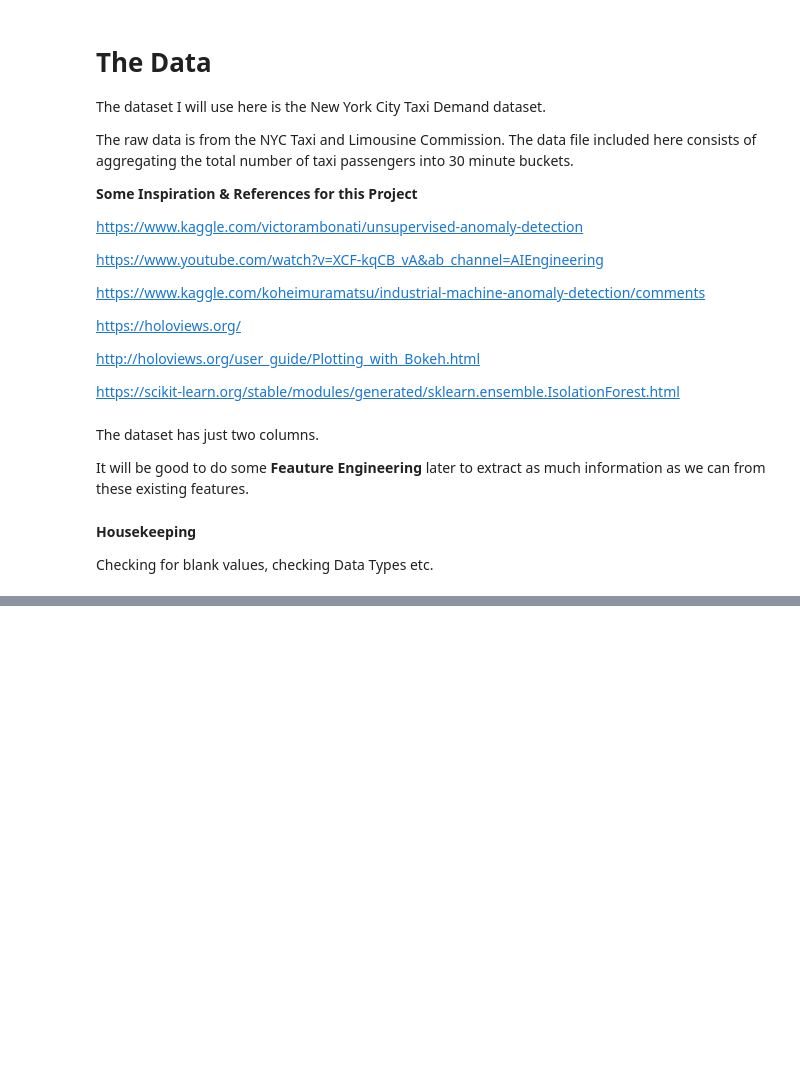
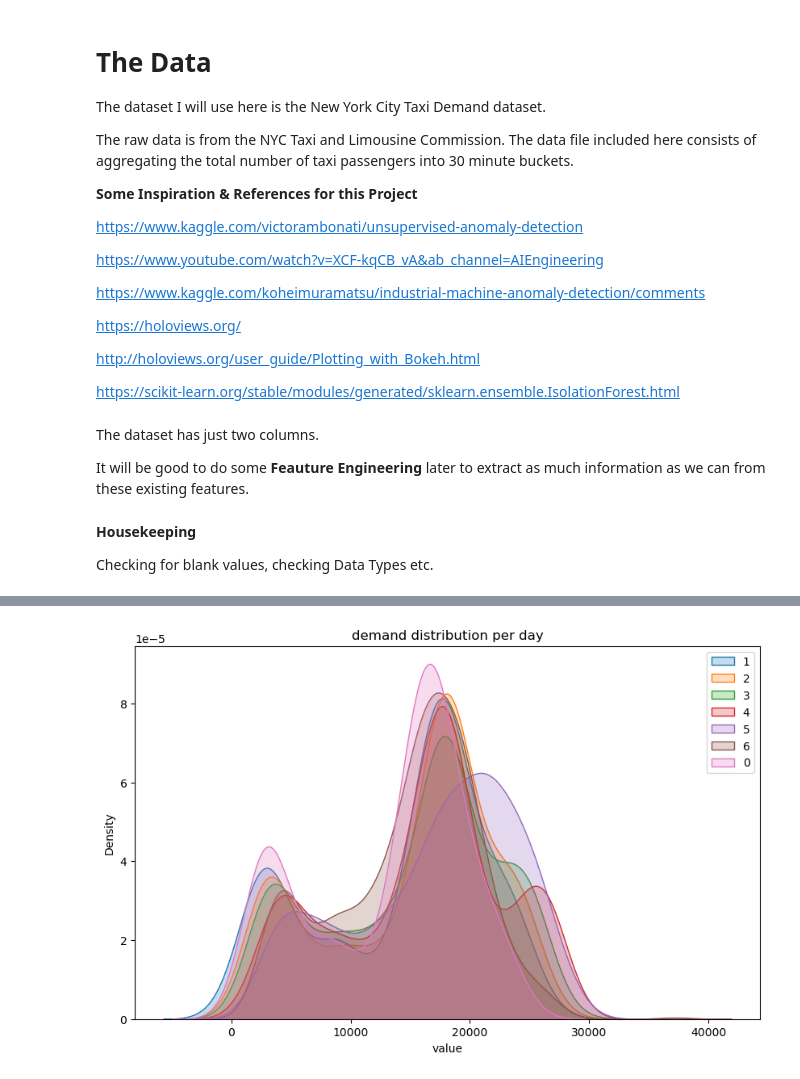
Before and after one commit to giladdanin10/anomaly-detection-on-taxi-demand, a Jupyter notebook: time-series-anomaly-detection.ipynb, the cells around one changed output, grey strips where cells are left out. Cells and saved outputs as stored; diff of their text form; code cells hidden in the pictures; blank space fills up the shorter version.

```diff
--- a/time-series-anomaly-detection.ipynb
+++ b/time-series-anomaly-detection.ipynb
@@ -131,0 +214,11 @@ plt.show()
+# %%
+# value distribution per day
+# df_by_Weekday = df.groupby(['Hour','Weekday']).mean()['value']
+plt.figure(figsize=params['fig_size1'])
+for WeekDay in df['WeekdayNum'].unique():
+    sns.kdeplot(df_hourly['value'].loc[df_hourly['WeekdayNum']==WeekDay],shade=True)
+
+plt.legend(df['WeekdayNum'].unique());
+plt.title('demand distribution per day');
+# %% [output]
+[figure, added]
```
Also changed, not shown: parts of 27 cells of this notebook, 7 other files.
